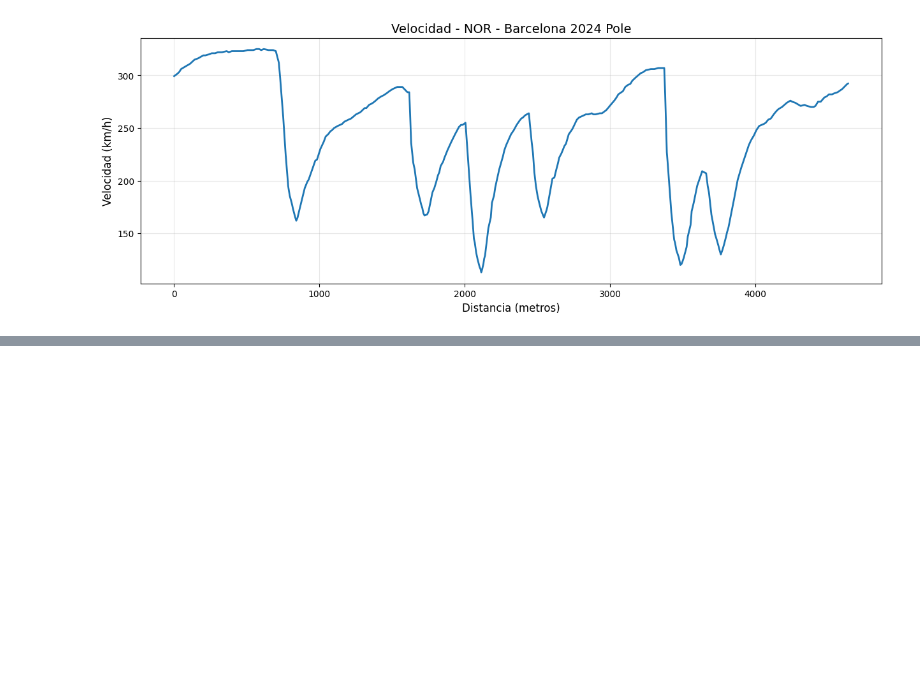
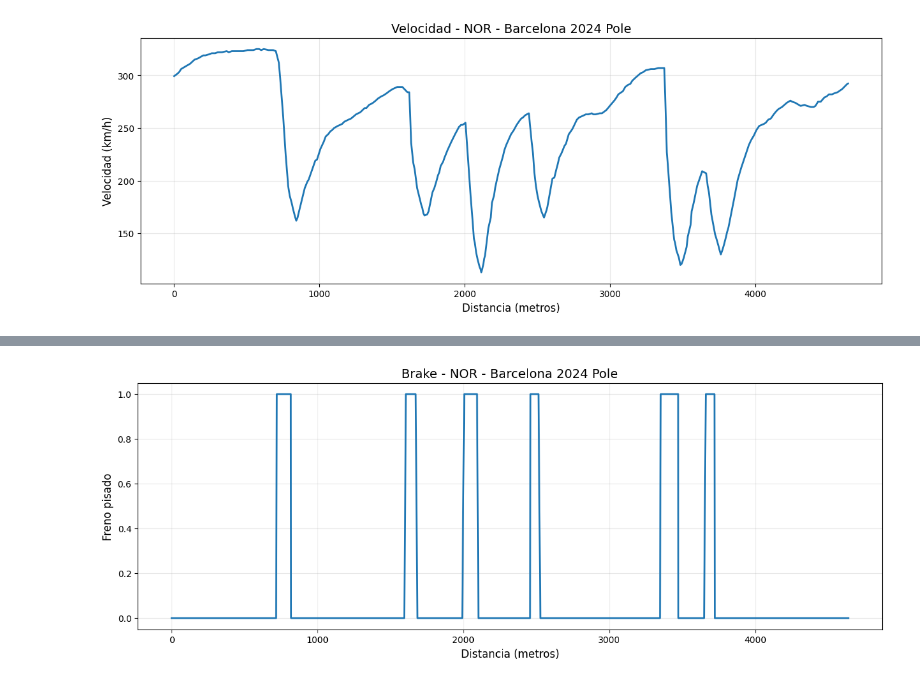
Before and after one commit to andokas/f1-optimal-racing-line, a Jupyter notebook: notebooks/01_exploracion_fastf1.ipynb, the cells around one changed output, grey strips where cells are left out. Saved outputs shown, nothing was run; the diff lists cells and outputs as text; code cells hidden in the pictures; blank space fills up the shorter version.

```diff
--- a/notebooks/01_exploracion_fastf1.ipynb
+++ b/notebooks/01_exploracion_fastf1.ipynb
@@ -103,0 +119,11 @@ plt.show()
+# %%
+# Brake
+plt.figure(figsize=(15, 5))
+plt.plot(telemetry['Distance'], telemetry['Brake'], linewidth=2)
+plt.xlabel('Distancia (metros)', fontsize=12)
+plt.ylabel('Freno pisado', fontsize=12)
+plt.title(f'Brake - {fastest_lap["Driver"]} - Barcelona 2024 Pole', fontsize=14)
+plt.grid(True, alpha=0.3)
+plt.show()
+# %% [output]
+[figure, added]
```
Also changed, not shown: parts of 5 cells of this notebook, 1 other file.
